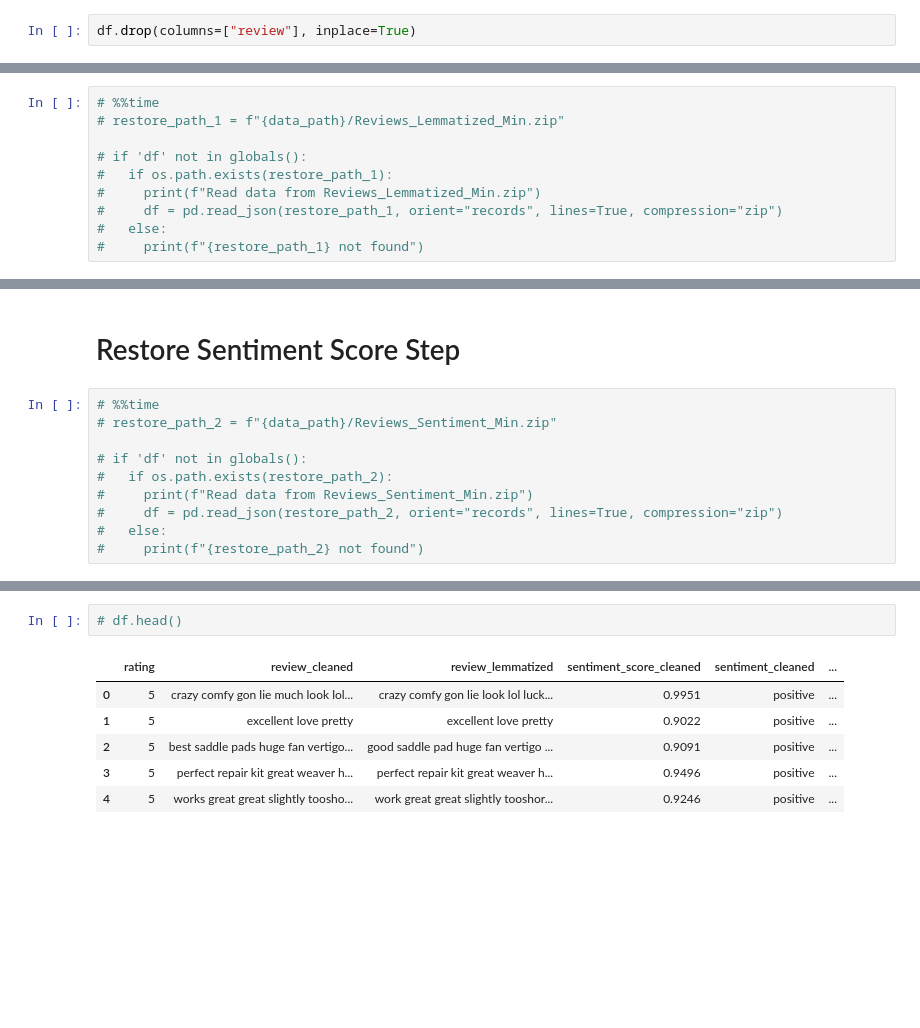
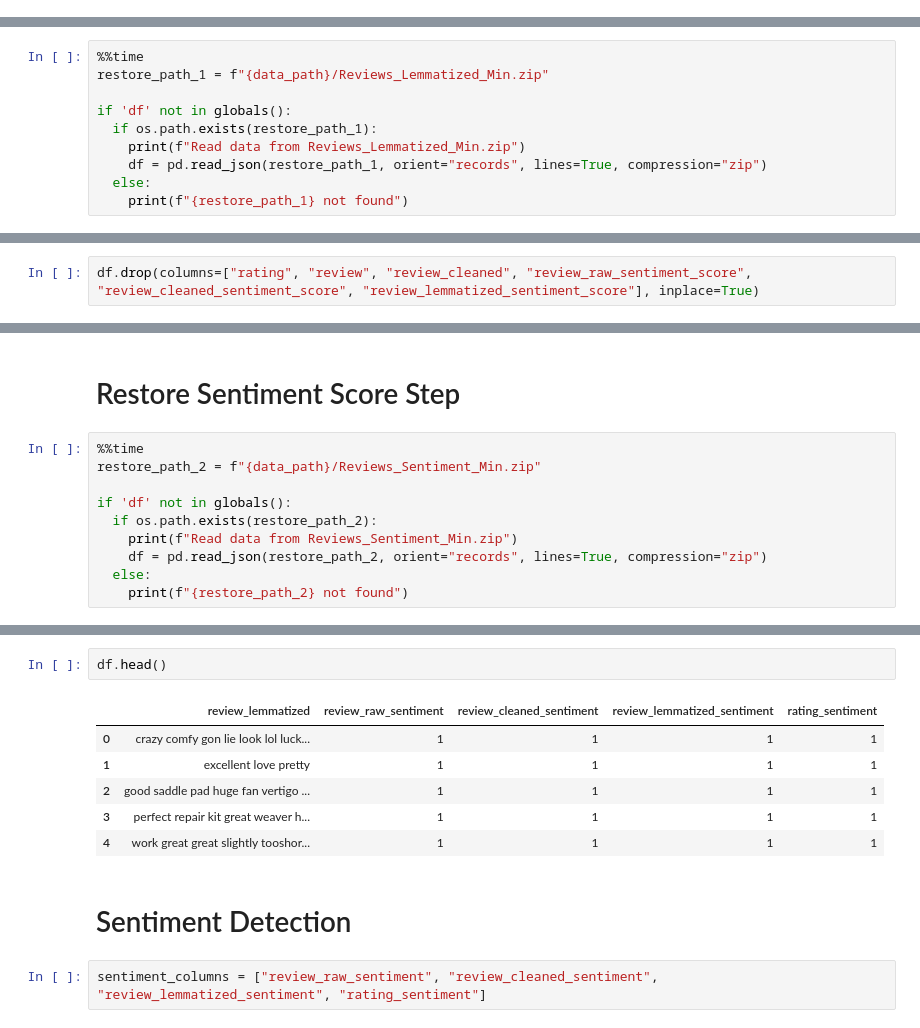
Before and after one commit to learninq/Master-Thesis-Sentiment-Analysis, a Jupyter notebook: 01.sentiment_analysis_dev.ipynb, the cells around one changed output, grey strips where cells are left out. Drawn from its saved outputs; the diff is of its cells as text; blank space fills up the shorter version.

Commit message:
checkpoint: detect sentiment

```diff
--- a/01.sentiment_analysis_dev.ipynb
+++ b/01.sentiment_analysis_dev.ipynb
@@ -435,5 +437,3 @@ df.head()
 # %% [markdown]
 # Backup Lemmatized Step
-# %%
-df.drop(columns=["review"], inplace=True)
 # %%
@@ -441,12 +441,12 @@ df.drop(columns=["review"], inplace=True)
 # %% [markdown]
 # Restore Lemmatized Step
 # %%
-# %%time
-# restore_path_1 = f"{data_path}/Reviews_Lemmatized_Min.zip"
+%%time
+restore_path_1 = f"{data_path}/Reviews_Lemmatized_Min.zip"
 
-# if 'df' not in globals():
-#   if os.path.exists(restore_path_1):
-#     print(f"Read data from Reviews_Lemmatized_Min.zip")
-#     df = pd.read_json(restore_path_1, orient="records", lines=True, compression="zip")
-#   else:
-#     print(f"{restore_path_1} not found")
+if 'df' not in globals():
+  if os.path.exists(restore_path_1):
+    print(f"Read data from Reviews_Lemmatized_Min.zip")
+    df = pd.read_json(restore_path_1, orient="records", lines=True, compression="zip")
+  else:
+    print(f"{restore_path_1} not found")
@@ -724,0 +639,2 @@ df.head()
+# %%
+df.drop(columns=["rating", "review", "review_cleaned", "review_raw_sentiment_score", "review_cleaned_sentiment_score", "review_lemmatized_sentiment_score"], inplace=True)
@@ -729,12 +654,12 @@ df.to_json(f"{data_path}/Reviews_Sentiment_Min.zip",  orient="records", lines=Tr
 # %% [markdown]
 # Restore Sentiment Score Step
 # %%
-# %%time
-# restore_path_2 = f"{data_path}/Reviews_Sentiment_Min.zip"
+%%time
+restore_path_2 = f"{data_path}/Reviews_Sentiment_Min.zip"
 
-# if 'df' not in globals():
-#   if os.path.exists(restore_path_2):
-#     print(f"Read data from Reviews_Sentiment_Min.zip")
-#     df = pd.read_json(restore_path_2, orient="records", lines=True, compression="zip")
-#   else:
-#     print(f"{restore_path_2} not found")
+if 'df' not in globals():
+  if os.path.exists(restore_path_2):
+    print(f"Read data from Reviews_Sentiment_Min.zip")
+    df = pd.read_json(restore_path_2, orient="records", lines=True, compression="zip")
+  else:
+    print(f"{restore_path_2} not found")
@@ -741,9 +670,13 @@ df.to_json(f"{data_path}/Reviews_Sentiment_Min.zip",  orient="records", lines=Tr
 # %%
-# df.head()
+df.head()
 # %% [output]
-|  | rating | review_cleaned | review_lemmatized | sentiment_score_cleaned | sentiment_cleaned | ... |
-| 0 | 5 | crazy comfy gon lie much look lol... | crazy comfy gon lie look lol luck... | 0.9951 | positive | ... |
-| 1 | 5 | excellent love pretty | excellent love pretty | 0.9022 | positive | ... |
-| 2 | 5 | best saddle pads huge fan vertigo... | good saddle pad huge fan vertigo ... | 0.9091 | positive | ... |
-| 3 | 5 | perfect repair kit great weaver h... | perfect repair kit great weaver h... | 0.9496 | positive | ... |
-| 4 | 5 | works great great slightly toosho... | work great great slightly tooshor... | 0.9246 | positive | ... |
+|  | review_lemmatized | review_raw_sentiment | review_cleaned_sentiment | review_lemmatized_sentiment | rating_sentiment |
+| 0 | crazy comfy gon lie look lol luck... | 1 | 1 | 1 | 1 |
+| 1 | excellent love pretty | 1 | 1 | 1 | 1 |
+| 2 | good saddle pad huge fan vertigo ... | 1 | 1 | 1 | 1 |
+| 3 | perfect repair kit great weaver h... | 1 | 1 | 1 | 1 |
+| 4 | work great great slightly tooshor... | 1 | 1 | 1 | 1 |
+# %% [markdown]
+# Sentiment Detection
+# %%
+sentiment_columns = ["review_raw_sentiment", "review_cleaned_sentiment", "review_lemmatized_sentiment", "rating_sentiment"]
```
Also changed, not shown: parts of 29 cells of this notebook.
